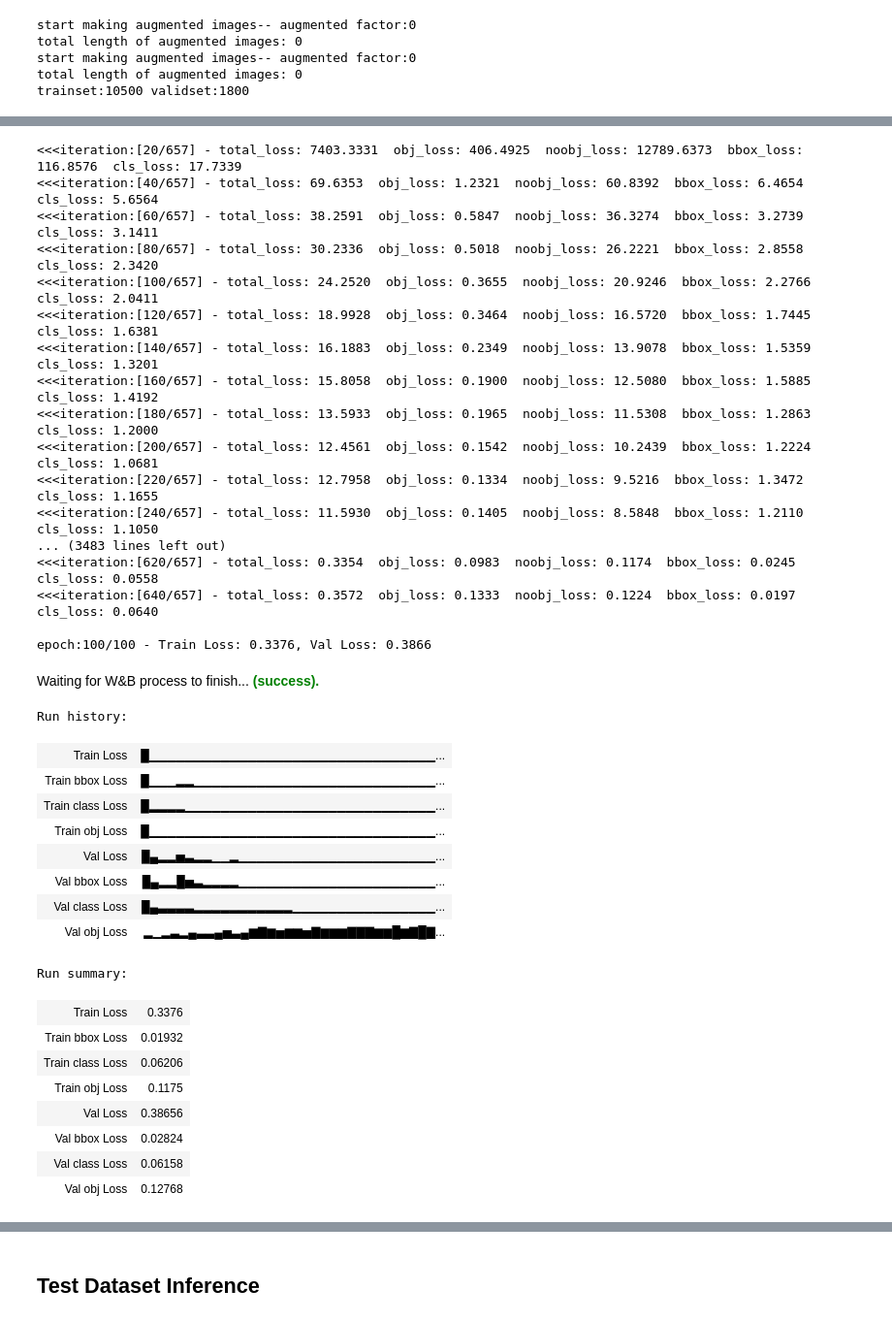
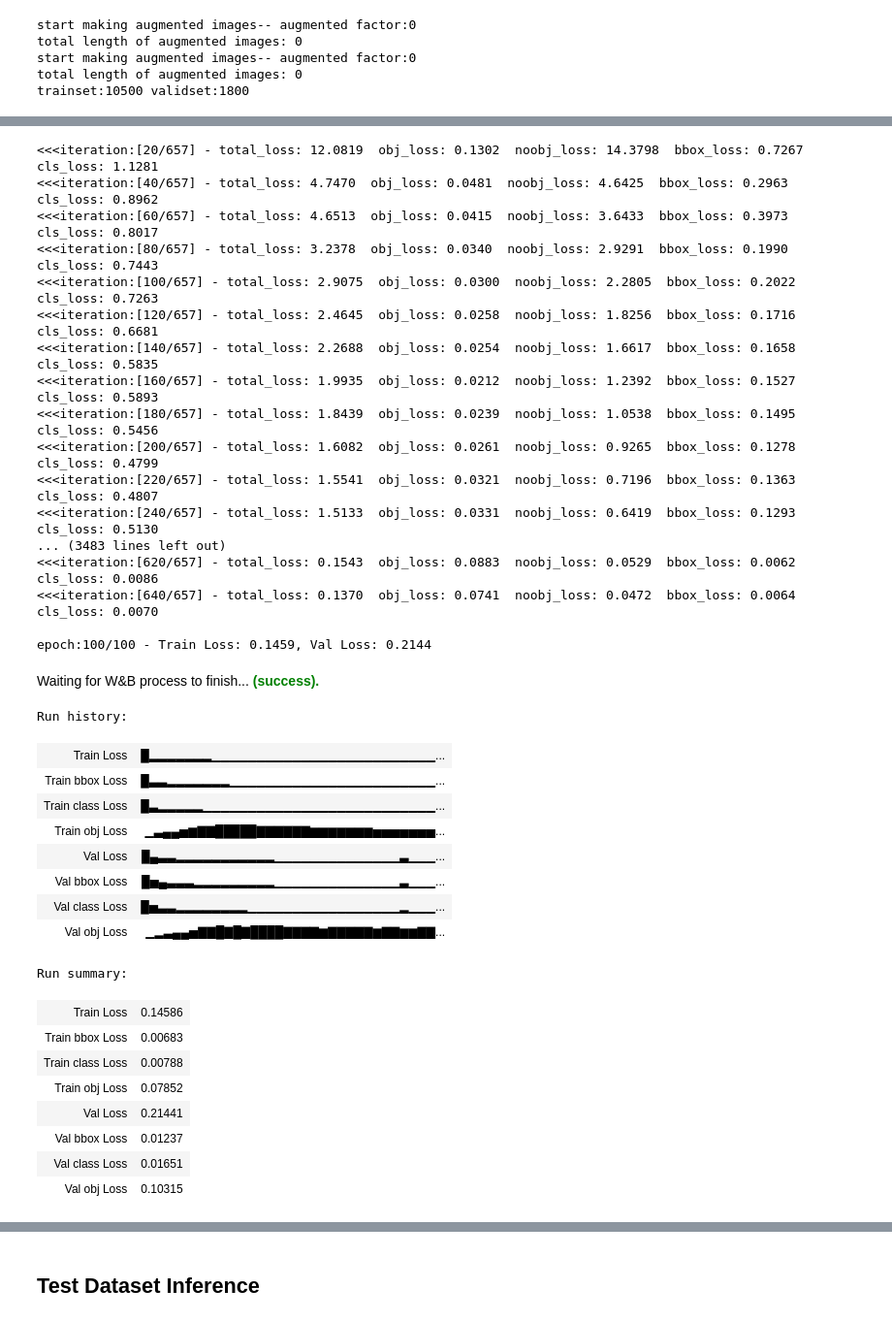
Before and after one commit to mhkim23/Plastic_Bottle_defect_detection, a Jupyter notebook: experiments/yolo_CBAM_NECK.ipynb, the cells around one changed output, grey strips where cells are left out. Shown at 97% size. Cells and saved outputs as stored; diff of their text form; code cells hidden in the pictures.

Commit message:
pretrained cbam training with auged data

```diff
--- a/experiments/yolo_CBAM_NECK.ipynb
+++ b/experiments/yolo_CBAM_NECK.ipynb
@@ -631,12 +289,0 @@ module.layer4.2.bn3.running_var
-# %%
-def load_model(ckpt_path, num_classes, device):
-    checkpoint = torch.load(ckpt_path, map_location=device)
-#     model = YOLO_SWIN(num_classes=num_classes)
-#     model = YOLO_SWIN(num_classes=num_classes)
-    model = ResNet(BasicBlock, [3, 4, 6, 3], network_type="ImageNet", num_classes=NUM_CLASSES, att_type="CBAM")
-    model.load_state_dict(checkpoint)
-    model = model.to(device)
-    return model
-
-ckpt_path="/workspace/Plastic_Bottle_defect_detection/experiments/trained_model/RESNET50_CBAM_new_name_wrap.pth"
-model = load_model(ckpt_path, NUM_CLASSES, device)
@@ -647,7 +577,7 @@ RuntimeError: Error(s) in loading state_dict for ResNet:
 # %%
 NUM_CLASSES = 2
 # model = YOLO_SWIN(num_classes=NUM_CLASSES)
-model = ResNet(BasicBlock, [3, 4, 6, 3], network_type="ImageNet", num_classes=NUM_CLASSES, att_type="CBAM")
+model = resnet50_cbam(pretrained=True)
 model.to(device)
 # %% [output]
 ResNet(
@@ -915,7 +845,7 @@ num_epochs = 100
 # DEVICE = torch.device('cuda' if torch.cuda.is_available and is_cuda else 'cpu')
 
 dataloaders = build_dataloader(part=PART,NECK_PATH=NECK_PATH,BODY_PATH=BODY_PATH,batch_size=BATCH_SIZE, aug_factor=AUG_FACTOR)
-model = ResNet(BasicBlock, [3, 4, 6, 3], network_type="ImageNet", num_classes=NUM_CLASSES, att_type="CBAM")
+model = resnet50_cbam(pretrained=True)
 model = model.to(device)
 criterion = YOLO_LOSS(num_classes=NUM_CLASSES, device=device)
 optimizer = torch.optim.SGD(model.parameters(), lr=LR)
@@ -958,63 +889,63 @@ View run at https://wandb.ai/urp/yolo_cbam_neck_IMAGE_PATCH/runs/a7s8x4ne
 best_epoch = 0
 best_score = float('inf')
 train_losses = []
 val_losses = []
 
 for epoch in range(num_epochs):
     train_loss, val_loss = train_one_epoch(dataloaders, model, criterion, optimizer, device)
     train_losses.append(train_loss)
     val_losses.append(val_loss)
 #     train_loss["obj_loss"] += obj_loss
 #     train_loss["noobj_loss"] += noobj_loss
 #     train_loss["bbox_loss"] += bbox_loss
 #     train_loss["cls_loss"] += cls_loss
     wandb.log({"Train Loss": train_loss['total_loss'],
                "Train obj Loss":train_loss["obj_loss"],
                "Train bbox Loss":train_loss["bbox_loss"],
                "Train class Loss":train_loss["cls_loss"],
                "Val Loss": val_loss['total_loss'],
                "Val obj Loss":val_loss["obj_loss"],
                "Val bbox Loss":val_loss["bbox_loss"],
                "Val class Loss":val_loss["cls_loss"],})
     print(f"\nepoch:{epoch+1}/{num_epochs} - Train Loss: {train_loss['total_loss']:.4f}, Val Loss: {val_loss['total_loss']:.4f}\n")
 
     if (epoch+1) % 10 == 0:
-        save_model(model.state_dict(), f'model_{epoch+1}.pth', save_dir=f"./trained_model/{BACKBONE}_{PART}_LR{LR}_IP{PATCH_FACTOR}")
+        save_model(model.state_dict(), f'model_{epoch+1}.pth', save_dir=f"./trained_model/{BACKBONE}_{PART}_LR{LR}_IP{PATCH_FACTOR}_pretrained")
 wandb.finish()
 # %% [output]
-<<<iteration:[20/657] - total_loss: 7403.3331  obj_loss: 406.4925  noobj_loss: 12789.6373  bbox_loss: 116.8576  cls_loss: 17.7339
-<<<iteration:[40/657] - total_loss: 69.6353  obj_loss: 1.2321  noobj_loss: 60.8392  bbox_loss: 6.4654  cls_loss: 5.6564
-<<<iteration:[60/657] - total_loss: 38.2591  obj_loss: 0.5847  noobj_loss: 36.3274  bbox_loss: 3.2739  cls_loss: 3.1411
-<<<iteration:[80/657] - total_loss: 30.2336  obj_loss: 0.5018  noobj_loss: 26.2221  bbox_loss: 2.8558  cls_loss: 2.3420
-<<<iteration:[100/657] - total_loss: 24.2520  obj_loss: 0.3655  noobj_loss: 20.9246  bbox_loss: 2.2766  cls_loss: 2.0411
-<<<iteration:[120/657] - total_loss: 18.9928  obj_loss: 0.3464  noobj_loss: 16.5720  bbox_loss: 1.7445  cls_loss: 1.6381
-<<<iteration:[140/657] - total_loss: 16.1883  obj_loss: 0.2349  noobj_loss: 13.9078  bbox_loss: 1.5359  cls_loss: 1.3201
-<<<iteration:[160/657] - total_loss: 15.8058  obj_loss: 0.1900  noobj_loss: 12.5080  bbox_loss: 1.5885  cls_loss: 1.4192
-<<<iteration:[180/657] - total_loss: 13.5933  obj_loss: 0.1965  noobj_loss: 11.5308  bbox_loss: 1.2863  cls_loss: 1.2000
-<<<iteration:[200/657] - total_loss: 12.4561  obj_loss: 0.1542  noobj_loss: 10.2439  bbox_loss: 1.2224  cls_loss: 1.0681
-<<<iteration:[220/657] - total_loss: 12.7958  obj_loss: 0.1334  noobj_loss: 9.5216  bbox_loss: 1.3472  cls_loss: 1.1655
-<<<iteration:[240/657] - total_loss: 11.5930  obj_loss: 0.1405  noobj_loss: 8.5848  bbox_loss: 1.2110  cls_loss: 1.1050
+<<<iteration:[20/657] - total_loss: 12.0819  obj_loss: 0.1302  noobj_loss: 14.3798  bbox_loss: 0.7267  cls_loss: 1.1281
+<<<iteration:[40/657] - total_loss: 4.7470  obj_loss: 0.0481  noobj_loss: 4.6425  bbox_loss: 0.2963  cls_loss: 0.8962
+<<<iteration:[60/657] - total_loss: 4.6513  obj_loss: 0.0415  noobj_loss: 3.6433  bbox_loss: 0.3973  cls_loss: 0.8017
+<<<iteration:[80/657] - total_loss: 3.2378  obj_loss: 0.0340  noobj_loss: 2.9291  bbox_loss: 0.1990  cls_loss: 0.7443
+<<<iteration:[100/657] - total_loss: 2.9075  obj_loss: 0.0300  noobj_loss: 2.2805  bbox_loss: 0.2022  cls_loss: 0.7263
+<<<iteration:[120/657] - total_loss: 2.4645  obj_loss: 0.0258  noobj_loss: 1.8256  bbox_loss: 0.1716  cls_loss: 0.6681
+<<<iteration:[140/657] - total_loss: 2.2688  obj_loss: 0.0254  noobj_loss: 1.6617  bbox_loss: 0.1658  cls_loss: 0.5835
+<<<iteration:[160/657] - total_loss: 1.9935  obj_loss: 0.0212  noobj_loss: 1.2392  bbox_loss: 0.1527  cls_loss: 0.5893
+<<<iteration:[180/657] - total_loss: 1.8439  obj_loss: 0.0239  noobj_loss: 1.0538  bbox_loss: 0.1495  cls_loss: 0.5456
+<<<iteration:[200/657] - total_loss: 1.6082  obj_loss: 0.0261  noobj_loss: 0.9265  bbox_loss: 0.1278  cls_loss: 0.4799
+<<<iteration:[220/657] - total_loss: 1.5541  obj_loss: 0.0321  noobj_loss: 0.7196  bbox_loss: 0.1363  cls_loss: 0.4807
+<<<iteration:[240/657] - total_loss: 1.5133  obj_loss: 0.0331  noobj_loss: 0.6419  bbox_loss: 0.1293  cls_loss: 0.5130
 ... (3483 lines left out)
-<<<iteration:[620/657] - total_loss: 0.3354  obj_loss: 0.0983  noobj_loss: 0.1174  bbox_loss: 0.0245  cls_loss: 0.0558
-<<<iteration:[640/657] - total_loss: 0.3572  obj_loss: 0.1333  noobj_loss: 0.1224  bbox_loss: 0.0197  cls_loss: 0.0640
+<<<iteration:[620/657] - total_loss: 0.1543  obj_loss: 0.0883  noobj_loss: 0.0529  bbox_loss: 0.0062  cls_loss: 0.0086
+<<<iteration:[640/657] - total_loss: 0.1370  obj_loss: 0.0741  noobj_loss: 0.0472  bbox_loss: 0.0064  cls_loss: 0.0070
 
-epoch:100/100 - Train Loss: 0.3376, Val Loss: 0.3866
+epoch:100/100 - Train Loss: 0.1459, Val Loss: 0.2144
 Waiting for W&B process to finish... (success).
 Run history:
-| Train Loss | █▁▁▁▁▁▁▁▁▁▁▁▁▁▁▁▁▁▁▁▁▁▁▁▁▁▁▁▁▁▁▁▁... |
-| Train bbox Loss | █▁▁▁▂▂▁▁▁▁▁▁▁▁▁▁▁▁▁▁▁▁▁▁▁▁▁▁▁▁▁▁▁... |
-| Train class Loss | █▂▂▂▂▁▁▁▁▁▁▁▁▁▁▁▁▁▁▁▁▁▁▁▁▁▁▁▁▁▁▁▁... |
-| Train obj Loss | █▁▁▁▁▁▁▁▁▁▁▁▁▁▁▁▁▁▁▁▁▁▁▁▁▁▁▁▁▁▁▁▁... |
-| Val Loss | █▄▂▂▅▃▂▂▁▁▂▁▁▁▁▁▁▁▁▁▁▁▁▁▁▁▁▁▁▁▁▁▁... |
-| Val bbox Loss | █▄▂▂█▅▃▂▂▂▂▁▁▁▁▁▁▁▁▁▁▁▁▁▁▁▁▁▁▁▁▁▁... |
-| Val class Loss | █▄▃▃▃▃▂▂▂▂▂▂▂▂▂▂▂▁▁▁▁▁▁▁▁▁▁▁▁▁▁▁▁... |
-| Val obj Loss | ▂▁▂▃▂▄▃▃▄▅▃▄▆▇▆▅▆▆▅▇▆▆▆▇▇▇▆▆█▆▇█▇... |
+| Train Loss | █▂▂▂▂▂▂▂▁▁▁▁▁▁▁▁▁▁▁▁▁▁▁▁▁▁▁▁▁▁▁▁▁... |
+| Train bbox Loss | █▃▃▂▂▂▂▂▂▂▁▁▁▁▁▁▁▁▁▁▁▁▁▁▁▁▁▁▁▁▁▁▁... |
+| Train class Loss | █▃▂▂▂▂▂▁▁▁▁▁▁▁▁▁▁▁▁▁▁▁▁▁▁▁▁▁▁▁▁▁▁... |
+| Train obj Loss | ▁▃▄▄▅▆▇▇█████▇▇▇▇▇▇▆▆▆▆▆▆▆▅▅▅▅▅▅▅... |
+| Val Loss | █▄▃▃▂▂▂▂▂▂▂▂▂▂▂▁▁▁▁▁▁▁▁▁▁▁▁▁▁▃▁▁▁... |
+| Val bbox Loss | █▅▄▃▃▃▂▂▂▂▂▂▂▂▂▁▁▁▁▁▁▁▁▁▁▁▁▁▁▃▁▁▁... |
+| Val class Loss | █▅▃▃▂▂▂▂▂▂▂▂▁▁▁▁▁▁▁▁▁▁▁▁▁▁▁▁▁▂▁▁▁... |
+| Val obj Loss | ▁▂▃▄▄▅▇▇█▇█▇████▇▇▇▇▆▇▇▇▇▇▆▇▇▆▆▇▇... |
 Run summary:
-| Train Loss | 0.3376 |
-| Train bbox Loss | 0.01932 |
-| Train class Loss | 0.06206 |
-| Train obj Loss | 0.1175 |
-| Val Loss | 0.38656 |
-| Val bbox Loss | 0.02824 |
-| Val class Loss | 0.06158 |
-| Val obj Loss | 0.12768 |
+| Train Loss | 0.14586 |
+| Train bbox Loss | 0.00683 |
+| Train class Loss | 0.00788 |
+| Train obj Loss | 0.07852 |
+| Val Loss | 0.21441 |
+| Val bbox Loss | 0.01237 |
+| Val class Loss | 0.01651 |
+| Val obj Loss | 0.10315 |
```
Also changed, not shown: parts of 17 cells of this notebook, 25 other files.
